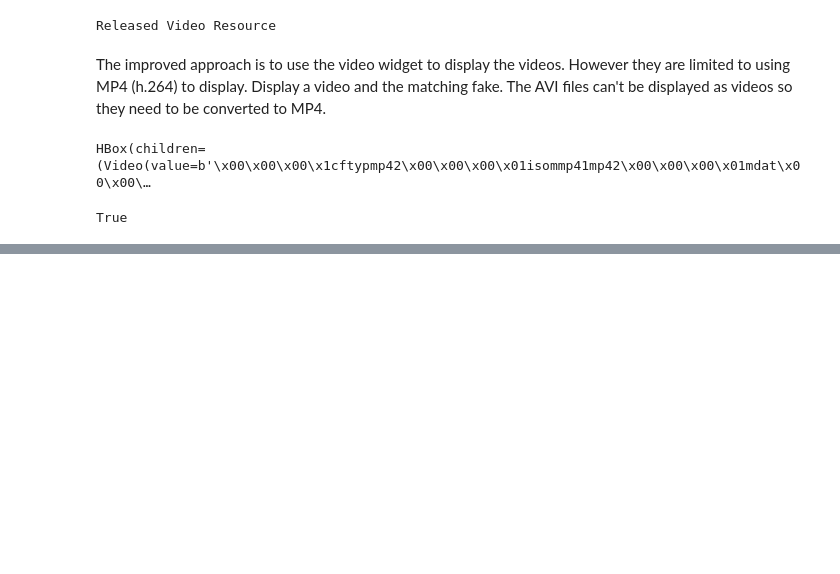
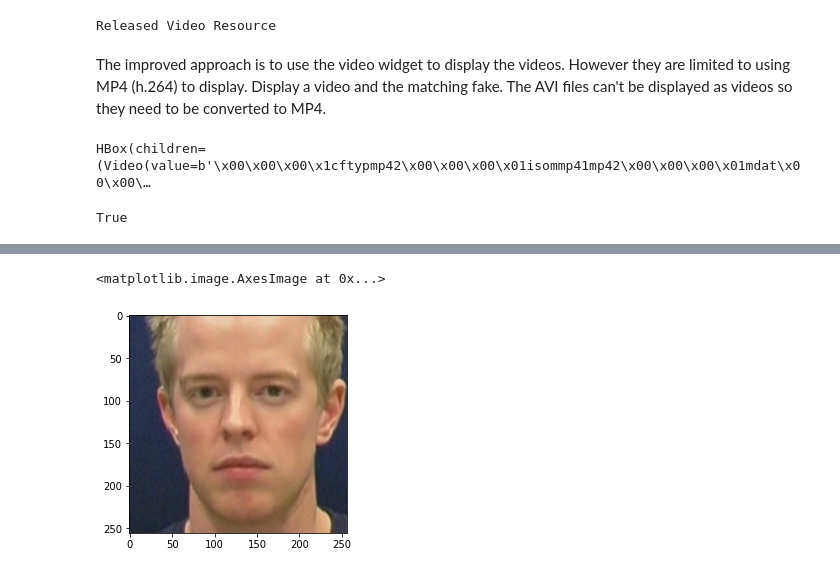
Before and after one commit to arglucas/Manning-Detecting-Deepfakes-with-OpenCV-and-SVM, a Jupyter notebook: 1-DetectFacesInVideos/Process Videos.ipynb, the cells around one changed output, grey strips where cells are left out. Saved outputs shown, nothing was run; the diff lists cells and outputs as text; code cells hidden in the pictures; blank space fills up the shorter version.

```diff
--- a/1-DetectFacesInVideos/Process Videos.ipynb
+++ b/1-DetectFacesInVideos/Process Videos.ipynb
@@ -395,0 +533,15 @@ True
+# %%
+img = cv2.imread('./real/frame-00000001.jpg')
+rows,cols,_ = img.shape
+center = midpoint(left_eye, right_eye)
+M = cv2.getRotationMatrix2D(center, angle, scale)
+tX = desired_size * 0.5
+tY = desired_left_px[1]
+M[0, 2] += (tX - center[0])
+M[1, 2] += (tY - center[1])
+
+img_rotated = cv2.warpAffine(img, M, (desired_size,desired_size), flags=cv2.INTER_CUBIC)
+plt.imshow(cv2.cvtColor(img_rotated, cv2.COLOR_BGR2RGB))
+# %% [output]
+<matplotlib.image.AxesImage at 0x...>
+[figure, added]
```
Also changed, not shown: parts of 38 cells of this notebook.
